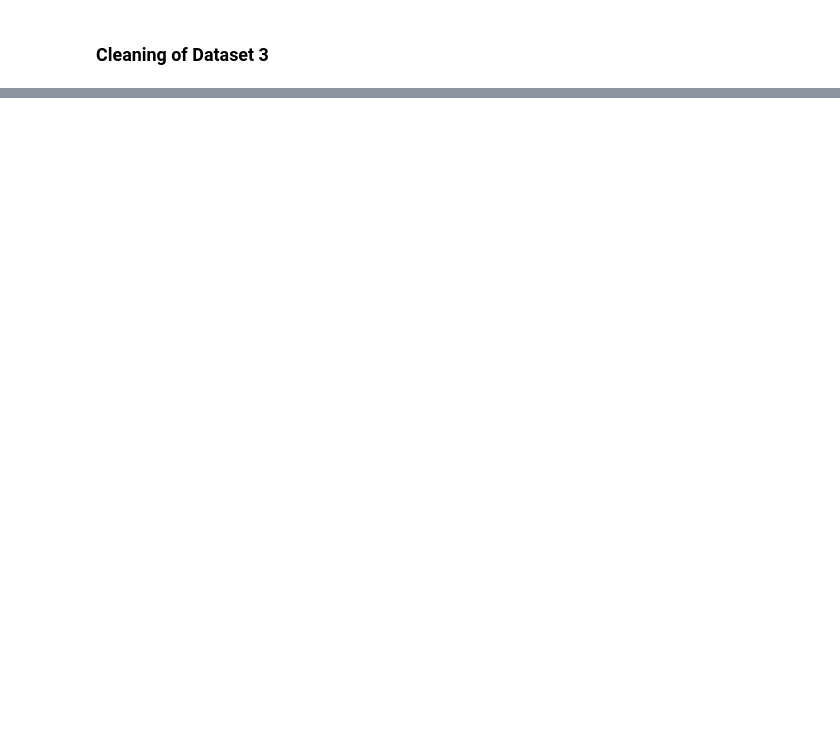
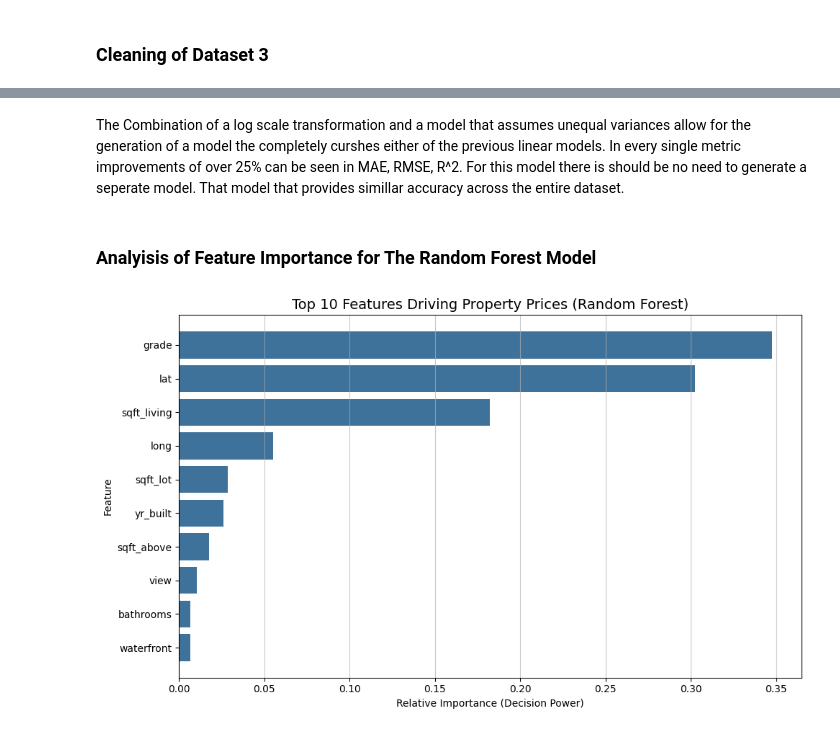
Before and after one commit to FishyFoshy/COMP3608-Project, a Jupyter notebook: Dataset_3.ipynb, the cells around one changed output, grey strips where cells are left out. Cells and saved outputs as stored; diff of their text form; code cells hidden in the pictures; blank space fills up the shorter version.

```diff
--- a/Dataset_3.ipynb
+++ b/Dataset_3.ipynb
@@ -104,0 +440,28 @@ limitation : the inclusion of outliars
+# %% [markdown]
+The Combination of a log scale transformation and a model that assumes unequal variances allow for the generation of a model the completely curshes either of the previous linear models. In every single metric improvements of over 25% can be seen in MAE, RMSE, R^2. For this model there is should be no need to generate a seperate model. That model that provides simillar accuracy across the entire dataset.
+# %% [markdown]
+### Analyisis of Feature Importance for The Random Forest Model
+# %%
+
+#Extract the feature importances from the Random Forest model
+importances = rf_model.feature_importances_
+feature_names = x_train.columns
+feature_df = pd.DataFrame({
+    'Feature': feature_names,
+    'Importance': importances
+})
+
+#Sorting By importance
+top_10_features = feature_df.sort_values(by='Importance', ascending=True).tail(10)
+
+#Plotting Graph
+plt.figure(figsize=(10, 6))
+plt.barh(top_10_features['Feature'], top_10_features['Importance'], color='#3f729a')
+plt.xlabel('Relative Importance (Decision Power)')
+plt.ylabel('Feature')
+plt.title('Top 10 Features Driving Property Prices (Random Forest)', fontsize=14)
+plt.grid(axis='x', linestyle='-', alpha=0.7)
+plt.tight_layout()
+plt.show()
+# %% [output]
+[figure, added]
```
Also changed, not shown: parts of 21 cells of this notebook.
